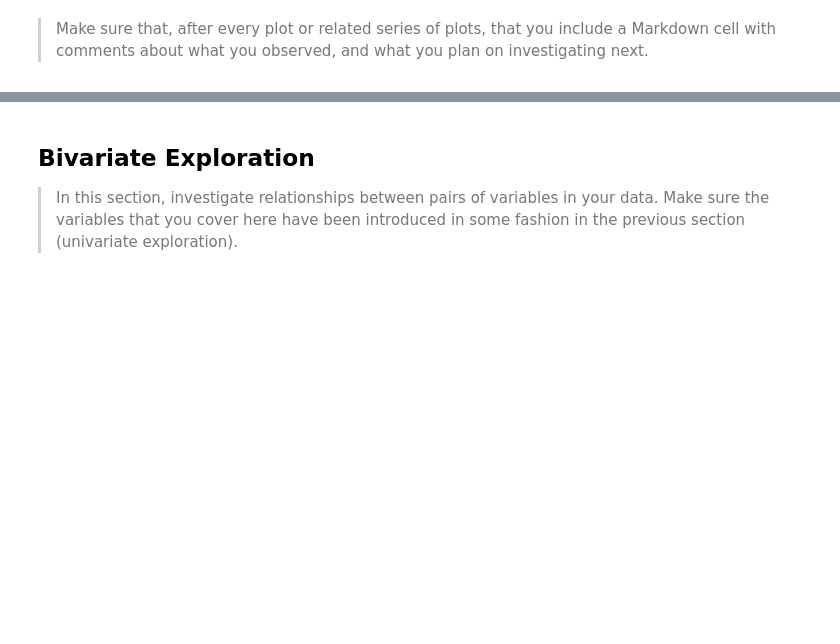
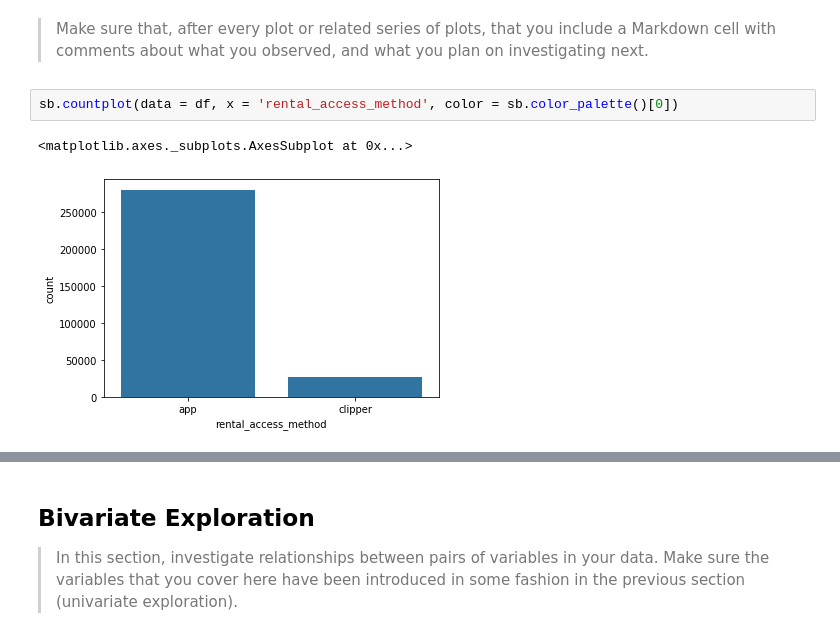
Before and after one commit to sahithiindarapu/baywheels_data_analysis, a Jupyter notebook: exploration_template.ipynb, the cells around one changed output, grey strips where cells are left out. Saved outputs shown, nothing was run; the diff lists cells and outputs as text; blank space fills up the shorter version.

```diff
--- a/exploration_template.ipynb
+++ b/exploration_template.ipynb
@@ -343,3 +411,8 @@ df.ride_weekday.hist()
 > Make sure that, after every plot or related series of plots, that you
 include a Markdown cell with comments about what you observed, and what
 you plan on investigating next.
+# %%
+sb.countplot(data = df, x = 'rental_access_method', color = sb.color_palette()[0])
+# %% [output]
+<matplotlib.axes._subplots.AxesSubplot at 0x...>
+[figure, added]
```
Also changed, not shown: parts of 37 cells of this notebook.
